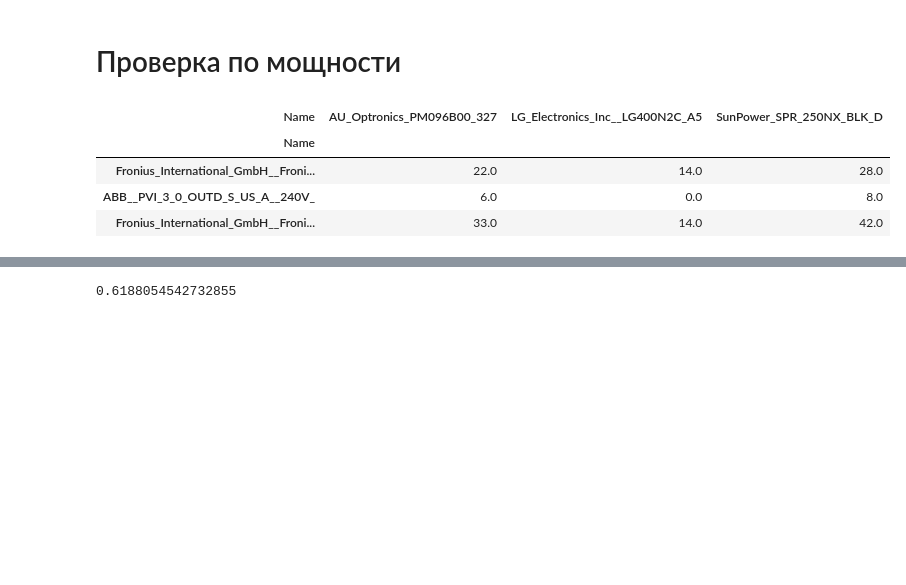
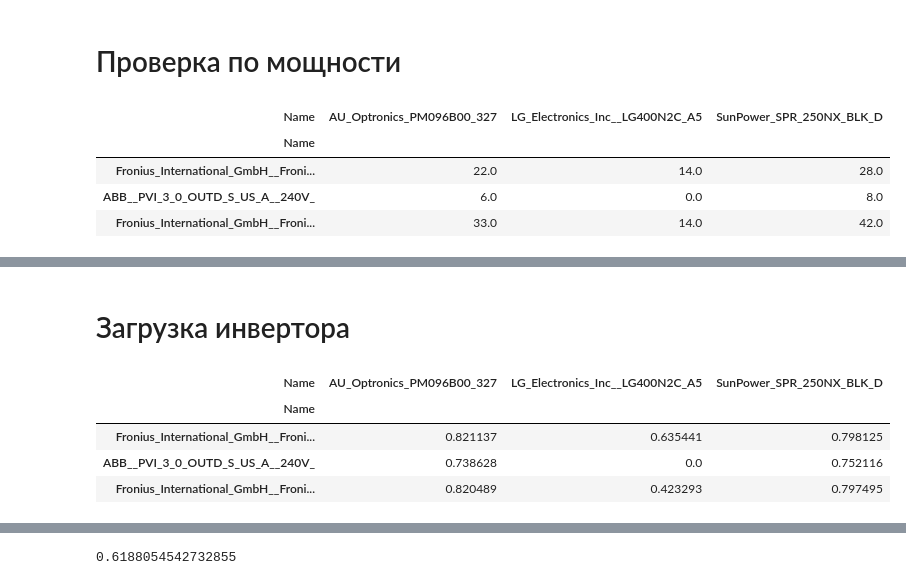
Before and after one commit to EeOneGramm/PVLIB_Grossevichi, a Jupyter notebook: Grossevichi_Kurs.ipynb, the cells around one changed output, grey strips where cells are left out. Cells and saved outputs as stored; diff of their text form; code cells hidden in the pictures; blank space fills up the shorter version.

```diff
--- a/Grossevichi_Kurs.ipynb
+++ b/Grossevichi_Kurs.ipynb
@@ -1086,0 +1146,18 @@ Scheme_total_data
+# %% [markdown]
+# Загрузка инвертора
+# %%
+k_load_inverter_data = pd.DataFrame(columns = PV_modules_candidates['Name'],
+                                  index = PV_Inverters_candidates['Name'])
+
+for i in range(Candidates_len):
+    for j in range(Candidates_len):
+        s_1 = PV_P_max_array[i] * Scheme_total_data.iloc[j,i] / PV_Inverters_candidates['Pdco'].iloc[j]
+        k_load_inverter_data.iloc[j,i] = s_1
+
+k_load_inverter_data
+# %% [output]
+| Name | AU_Optronics_PM096B00_327 | LG_Electronics_Inc__LG400N2C_A5 | SunPower_SPR_250NX_BLK_D |
+| Name |  |  |  |
+| Fronius_International_GmbH__Froni... | 0.821137 | 0.635441 | 0.798125 |
+| ABB__PVI_3_0_OUTD_S_US_A__240V_ | 0.738628 | 0.0 | 0.752116 |
+| Fronius_International_GmbH__Froni... | 0.820489 | 0.423293 | 0.797495 |
```
Also changed, not shown: parts of 6 cells of this notebook, 1 other file.
